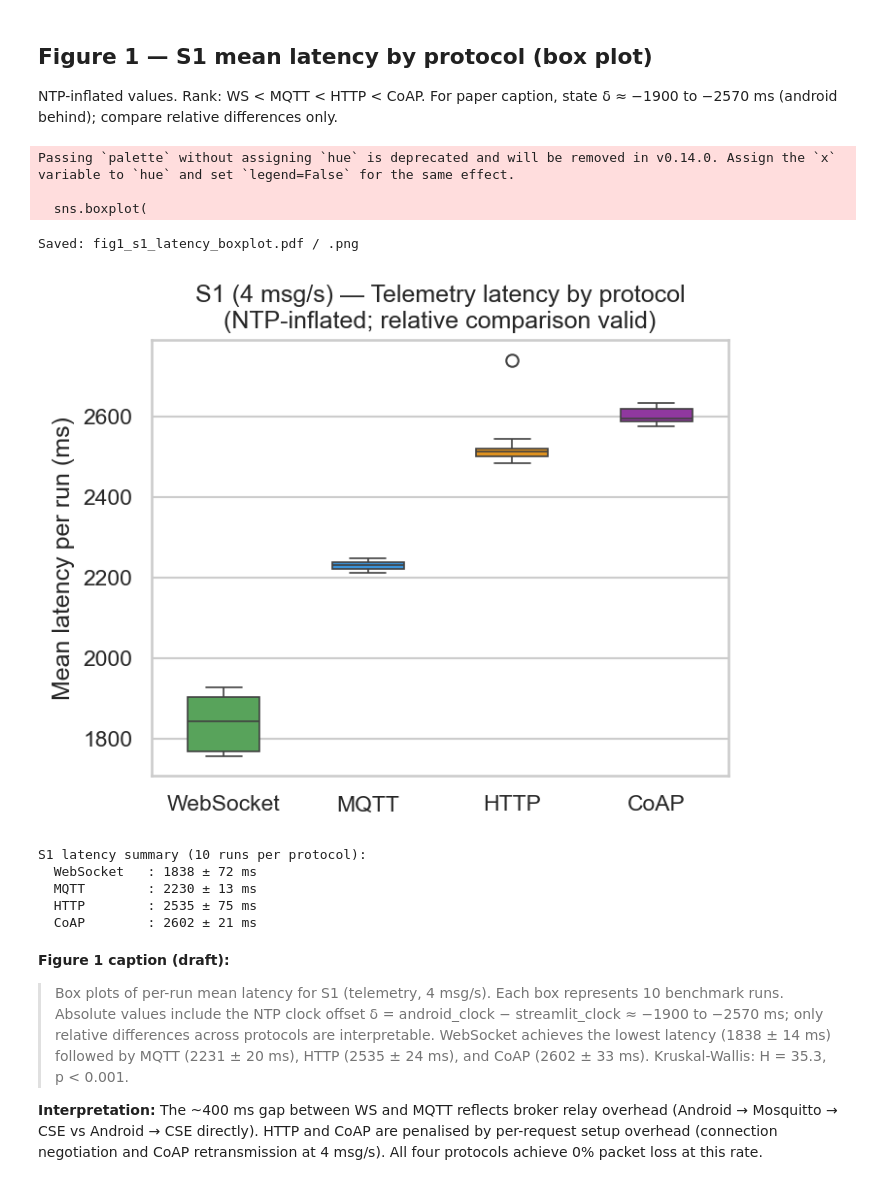
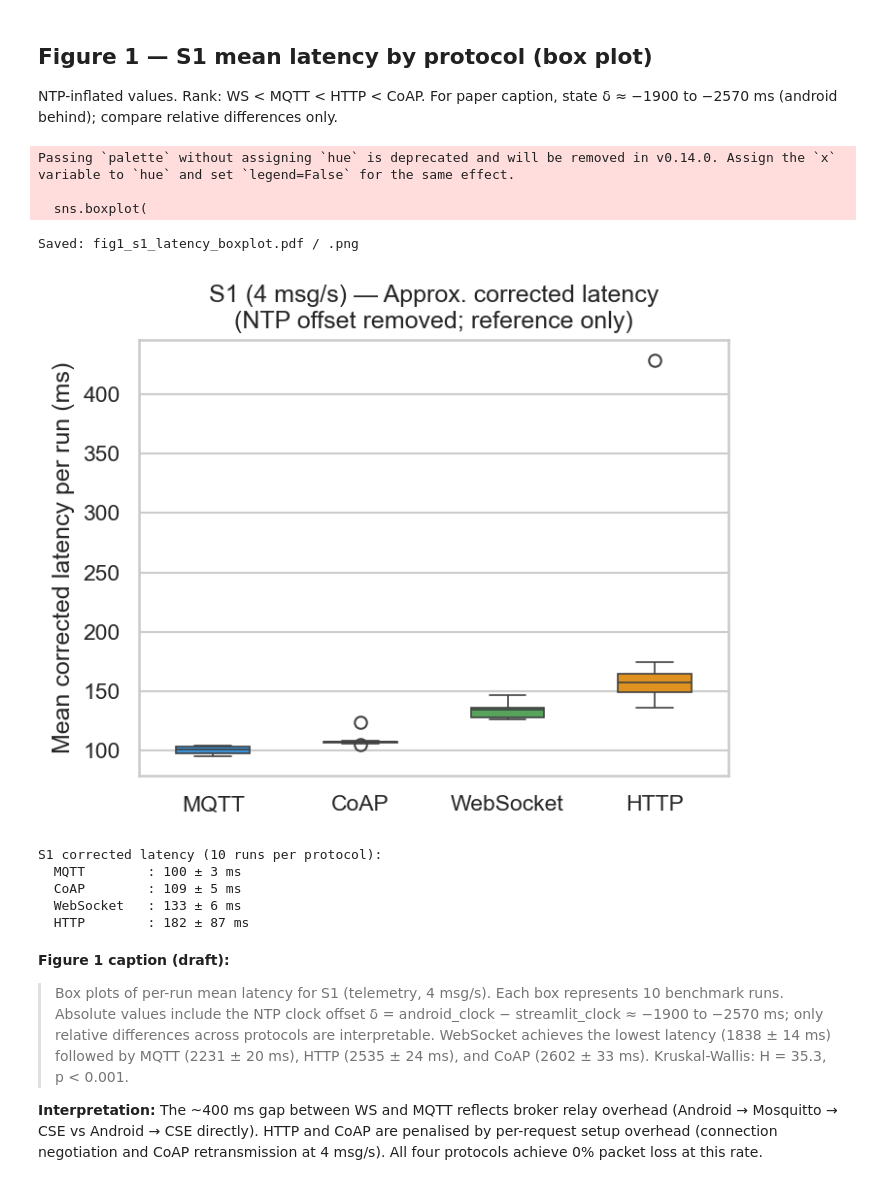
Before and after one commit to j-parreira/OneM2M-UxV-Project, a Jupyter notebook: src/analysis/notebooks/02_paper_figures.ipynb, the cells around one changed output. Saved outputs shown, nothing was run; the diff lists cells and outputs as text; code cells hidden in the pictures.

```diff
--- a/src/analysis/notebooks/02_paper_figures.ipynb
+++ b/src/analysis/notebooks/02_paper_figures.ipynb
@@ -62,8 +63,8 @@ PROTO_LABELS = {
 }
 # S3 cin_mean ascending order (CoAP best, WS worst)
 S3_ORDER = ['coap', 'mqtt', 'http', 'websocket']
-# S1 lat_mean ascending order (WS best, CoAP worst)
-S1_ORDER = ['websocket', 'mqtt', 'http', 'coap']
+# S1 lat_corr_mean ascending order (MQTT best, HTTP worst)
+S1_ORDER = ['mqtt', 'coap', 'websocket', 'http']
 
 # Publication style
 plt.rcParams.update({
@@ -121,35 +122,35 @@ NTP-inflated values. Rank: WS < MQTT < HTTP < CoAP. For paper caption, state
 # %%
 fig, ax = plt.subplots(figsize=(5, 4))
 sns.boxplot(
     data=s1,
-    x='protocol', y='lat_mean',
+    x='protocol', y='lat_corr_mean',
     palette=PROTO_COLORS,
     ax=ax, width=0.5, linewidth=0.8,
     order=S1_ORDER,
 )
 ax.set_xticklabels([PROTO_LABELS[p] for p in S1_ORDER])
 ax.set_xlabel('')
-ax.set_ylabel('Mean latency per run (ms)')
-ax.set_title('S1 (4 msg/s) — Telemetry latency by protocol\n(NTP-inflated; relative comparison valid)')
+ax.set_ylabel('Mean corrected latency per run (ms)')
+ax.set_title('S1 (4 msg/s) — Approx. corrected latency\n(NTP offset removed; reference only)')
 plt.tight_layout()
 save_fig('fig1_s1_latency_boxplot')
 plt.show()
 
-print('S1 latency summary (10 runs per protocol):')
+print('S1 corrected latency (10 runs per protocol):')
 for p in S1_ORDER:
     grp = s1[s1['protocol'] == p]
-    print(f'  {PROTO_LABELS[p]:12s}: {grp["lat_mean"].mean():.0f} ± {grp["lat_mean"].std():.0f} ms')
+    print(f'  {PROTO_LABELS[p]:12s}: {grp["lat_corr_mean"].mean():.0f} ± {grp["lat_corr_mean"].std():.0f} ms')
 # %% [output]
 Passing `palette` without assigning `hue` is deprecated and will be removed in v0.14.0. Assign the `x` variable to `hue` and set `legend=False` for the same effect.
 
   sns.boxplot(
 Saved: fig1_s1_latency_boxplot.pdf / .png
-[figure, old version]
+[figure, new version]
-S1 latency summary (10 runs per protocol):
-  WebSocket   : 1838 ± 72 ms
-  MQTT        : 2230 ± 13 ms
-  HTTP        : 2535 ± 75 ms
-  CoAP        : 2602 ± 21 ms
+S1 corrected latency (10 runs per protocol):
+  MQTT        : 100 ± 3 ms
+  CoAP        : 109 ± 5 ms
+  WebSocket   : 133 ± 6 ms
+  HTTP        : 182 ± 87 ms
 # %% [markdown]
 **Figure 1 caption (draft):**
 > Box plots of per-run mean latency for S1 (telemetry, 4 msg/s). Each box represents
```
Also changed, not shown: parts of 9 cells of this notebook, 18 other files.
